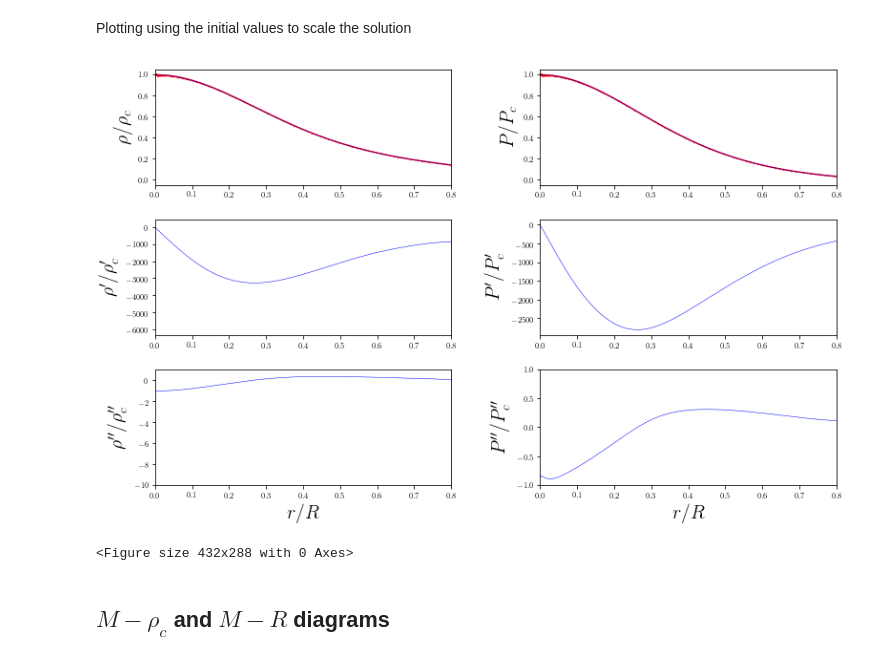
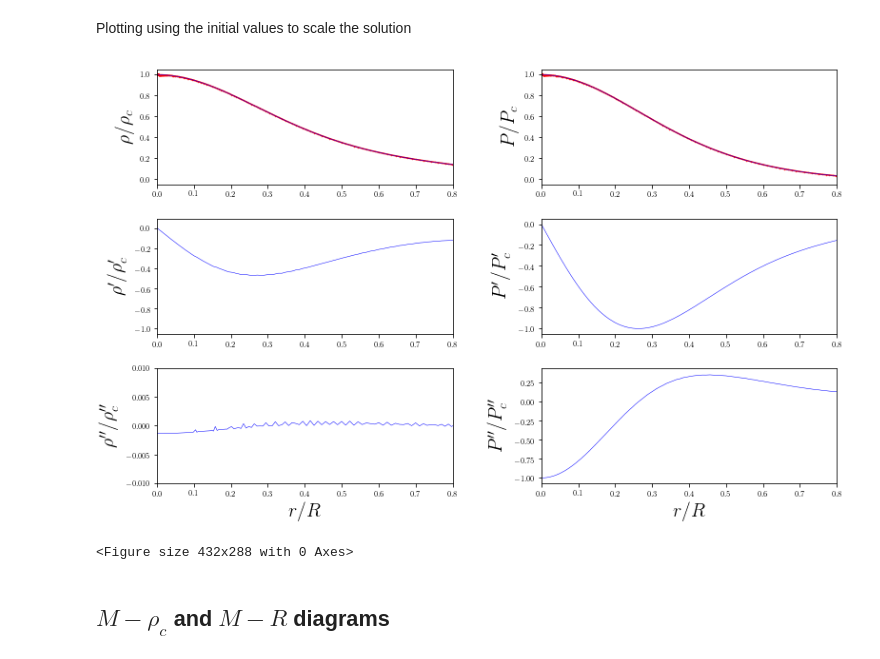
Before and after one commit to DavidRamosSal/stellar_structure, a Jupyter notebook: Static_structure.ipynb, the cells around one changed output. Cells and saved outputs as stored; diff of their text form; code cells hidden in the pictures.

```diff
--- a/Static_structure.ipynb
+++ b/Static_structure.ipynb
@@ -63,0 +69,3 @@ from scipy import interpolate
+# %%
+epsilon = np.finfo(float).eps
+print(epsilon)
@@ -267,0 +327,12 @@ def static(y0,r0,dr0,rhoEoS):
+# %%
+plt.rc('axes', labelsize=20)
+plt.rc('xtick', labelsize=8)
+plt.rc('ytick', labelsize=8)
+
+fig=plt.figure()
+
+plt.xlabel(r'$r$')
+plt.ylabel(r'$P$')
+plt.plot(rnum1/rnum1[-1],pnum1/pnum1[0],color='blue',marker='o',markersize=1,label='Numeric')
+plt.plot(rnum1/rnum1[-1],Pexactt1/pnum1[0],color='red',label='Analytical')
+plt.legend()
@@ -267,0 +342,10 @@ def static(y0,r0,dr0,rhoEoS):
+# %%
+plt.rc('axes', labelsize=20)
+plt.rc('xtick', labelsize=8)
+plt.rc('ytick', labelsize=8)
+
+fig=plt.figure()
+
+plt.xlabel(r'$r$')
+plt.ylabel('Error')
+plt.plot(rnum1/rnum1[-1],error1,color='blue')
@@ -285,7 +613,7 @@ m,p,rho,nu,r = static([m0,P_NL3(rho0/rhodim),nu0],r0,dr0,rho_NL3)
 Using a spline with a smooth factor that fixes the number of knots for the fitting. The function UnivariateSpline (https://docs.scipy.org/doc/scipy-0.17.0/reference/generated/scipy.interpolate.UnivariateSpline.html#scipy.interpolate.UnivariateSpline) allows one to find derivatives of the interpolation
 # %%
 k=5 #spline order kmax=5
-s=5e-6 #smooth factor
+s=1e-20 #smooth factor
 rhos=interpolate.UnivariateSpline(r, rho, k=k, s=s)
 drho=interpolate.UnivariateSpline(r, rho, k=k, s=s).derivative(n=1)
 ddrho=interpolate.UnivariateSpline(r, rho, k=k, s=s).derivative(n=2)
@@ -312,40 +640,40 @@ plt.subplot(322)
 plt.plot(r/(r[-1]),p/abs(p[0]),color='red',marker='o',markersize='0.4')
 plt.plot(r/(r[-1]),ps(r)/abs(p[0]),color='blue',linewidth='0.5')
 plt.ylabel(r'$P/P_c$')
 plt.xlim(0,0.8)
 
 plt.subplot(323)
-plt.plot(r/(r[-1]),drho(r)/abs(drho(r)[0]),'b-', linewidth=0.5)
+plt.plot(r/(r[-1]),drho(r)/max(abs(drho(r))),'b-', linewidth=0.5)
 plt.ylabel(r'$\rho^{\prime}/\rho^{\prime}_{c} $')
 plt.xlim(0,0.8)
 #plt.ylim(-500,0)
 
 plt.subplot(324)
-plt.plot(r/(r[-1]),dp(r)/abs(drho(r)[0]),'b-', linewidth=0.5)
+plt.plot(r/(r[-1]),dp(r)/max(abs(dp(r))),'b-', linewidth=0.5)
 plt.ylabel(r'$P^{\prime}/P^{\prime}_{c} $')
 plt.xlim(0,0.8)
 
 plt.subplot(325)
-plt.plot(r/(r[-1]),ddrho(r)/abs(ddrho(r)[0]),'b-', linewidth=0.5)
+plt.plot(r/(r[-1]),ddrho(r)/max(abs(ddrho(r))),'b-', linewidth=0.5)
 plt.ylabel(r'$\rho^{\prime\prime}/\rho^{\prime\prime}_{c}$')
 plt.xlabel(r'$r/R$')
 plt.xlim(0,0.8)
-plt.ylim(-10,1)
+plt.ylim(-0.01,0.01)
 
 plt.subplot(326)
-plt.plot(r/(r[-1]),ddp(r)/abs(ddrho(r)[0]),'b-', linewidth=0.5)
+plt.plot(r/(r[-1]),ddp(r)/max(abs(ddp(r))),'b-', linewidth=0.5)
 plt.ylabel(r'$P^{\prime\prime}/P^{\prime\prime}_{c}$ ')
 plt.xlabel(r'$r/R$')
 plt.xlim(0,0.8)
-plt.ylim(-1,1)
+#plt.ylim(-1,1)
 
 fig.subplots_adjust(hspace=0.3,wspace=0.3)
 
 plt.savefig('figures/ddsSLy.pdf', format='pdf', dpi=1000,bbox_inches="tight")
 plt.show()
 plt.clf()
 # %% [output]
-[figure, old version]
+[figure, new version]
 <Figure size 432x288 with 0 Axes>
 # %% [markdown]
 ## $M-\rho_c$ and $M-R$ diagrams
```
Also changed, not shown: parts of 46 cells of this notebook, 33 other files.
